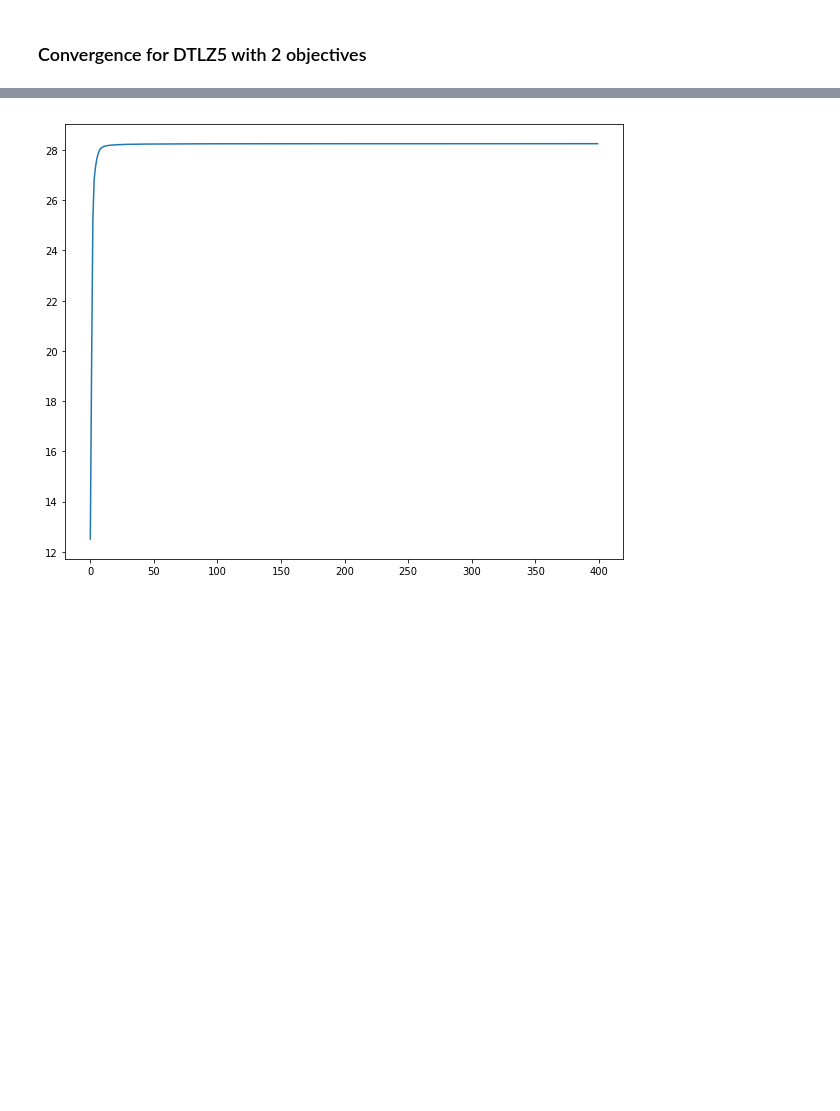
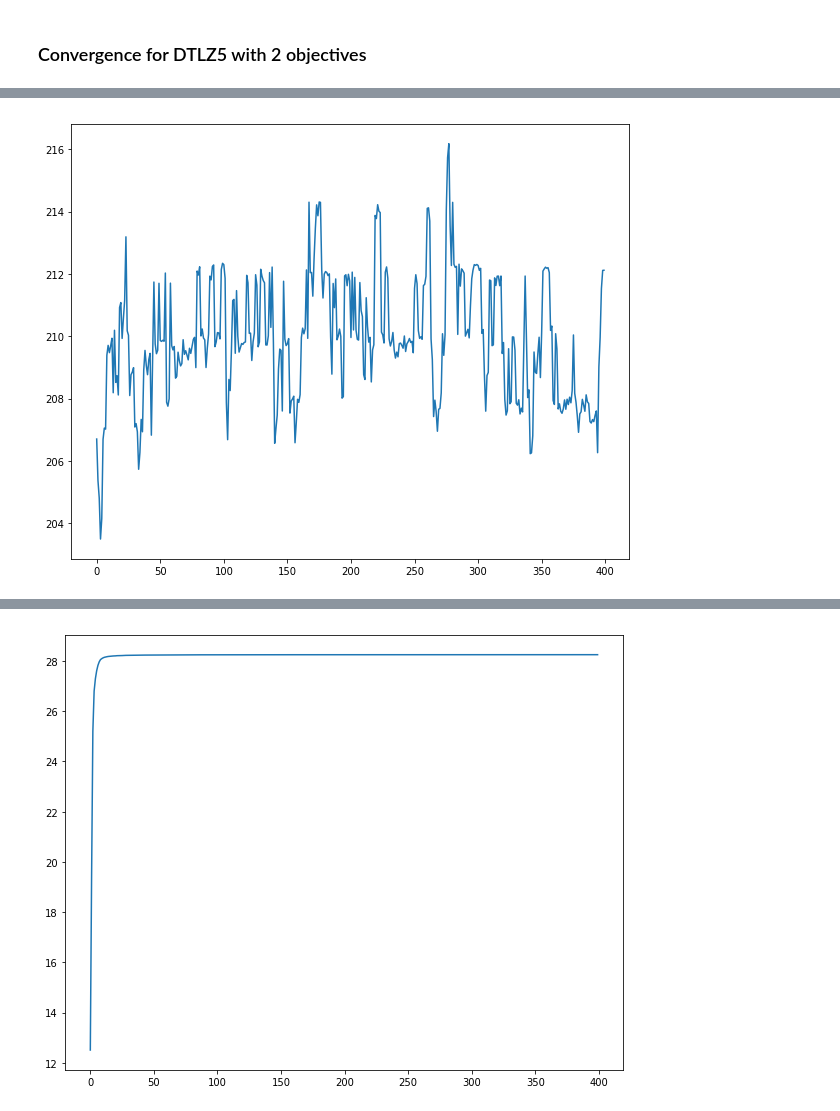
Before and after one commit to renansantosmendes/PhD_MOEAD_02, a Jupyter notebook: Results/hypervolume_convergence.ipynb, the cells around one changed output, grey strips where cells are left out. Saved outputs shown, nothing was run; the diff lists cells and outputs as text; code cells hidden in the pictures; blank space fills up the shorter version.

```diff
--- a/Results/hypervolume_convergence.ipynb
+++ b/Results/hypervolume_convergence.ipynb
@@ -34,0 +35,6 @@ plot_convergence(result)
+# %%
+folder = 'WFG2-2/'
+result = read_data(folder)
+plot_convergence(result)
+# %% [output]
+[figure, added]
```
Also changed, not shown: parts of 4 cells of this notebook, 43 other files.
